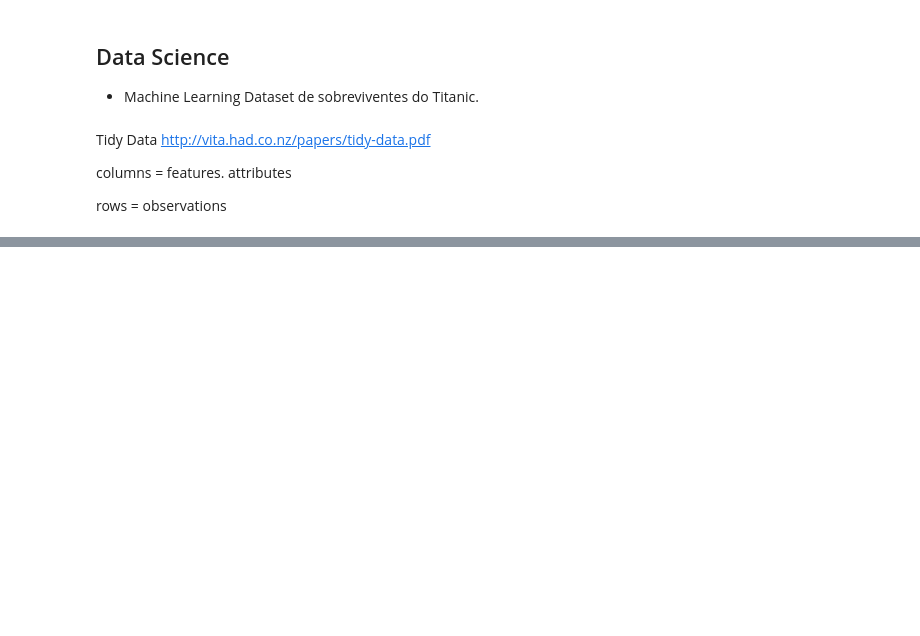
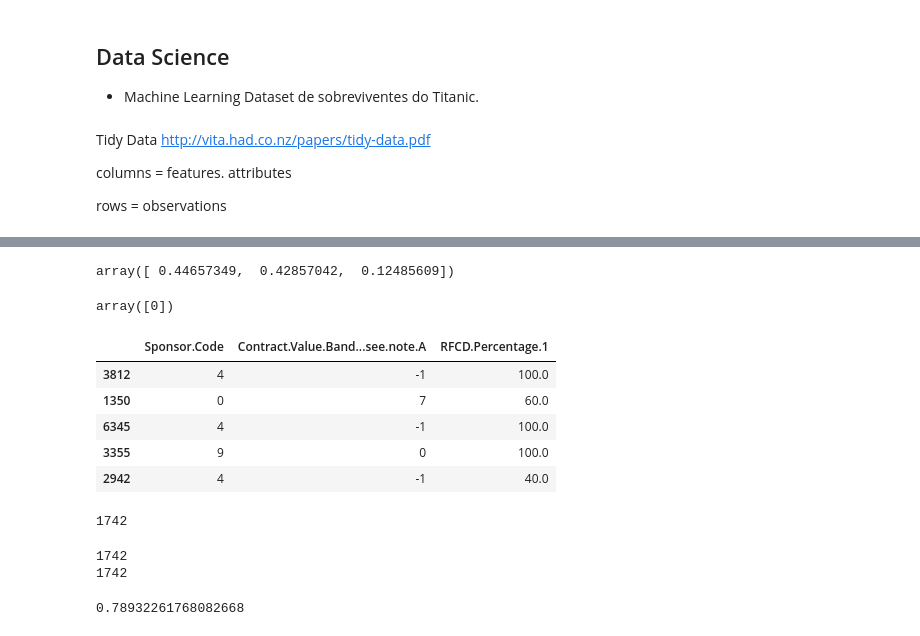
Before and after one commit to Irio/codeland-introducao-data-science, a Jupyter notebook: Introdução a Data Science.ipynb, the cells around one changed output, grey strips where cells are left out. Cells and saved outputs as stored; diff of their text form; code cells hidden in the pictures; blank space fills up the shorter version.

```diff
--- a/Introdução a Data Science.ipynb
+++ b/Introdução a Data Science.ipynb
@@ -226,0 +342,33 @@ training_dataset = pd.read_csv('unimelb_training.csv', low_memory=False)
+# %%
+clf.feature_importances_
+# %% [output]
+array([ 0.44657349,  0.42857042,  0.12485609])
+# %%
+clf.predict([
+    [4, 1, 4]
+])
+# %% [output]
+array([0])
+# %%
+X_test.head()
+# %% [output]
+|  | Sponsor.Code | Contract.Value.Band...see.note.A | RFCD.Percentage.1 |
+| 3812 | 4 | -1 | 100.0 |
+| 1350 | 0 | 7 | 60.0 |
+| 6345 | 4 | -1 | 100.0 |
+| 3355 | 9 | 0 | 100.0 |
+| 2942 | 4 | -1 | 40.0 |
+# %%
+len(X_test)
+# %% [output]
+1742
+# %%
+prediction = clf.predict(X_test)
+print(len(prediction))
+print(len(X_test))
+
+(prediction == y_test).sum() / len(X_test)
+# %% [output]
+1742
+1742
+0.78932261768082668
```
Also changed, not shown: parts of 22 cells of this notebook, 1 other file.
